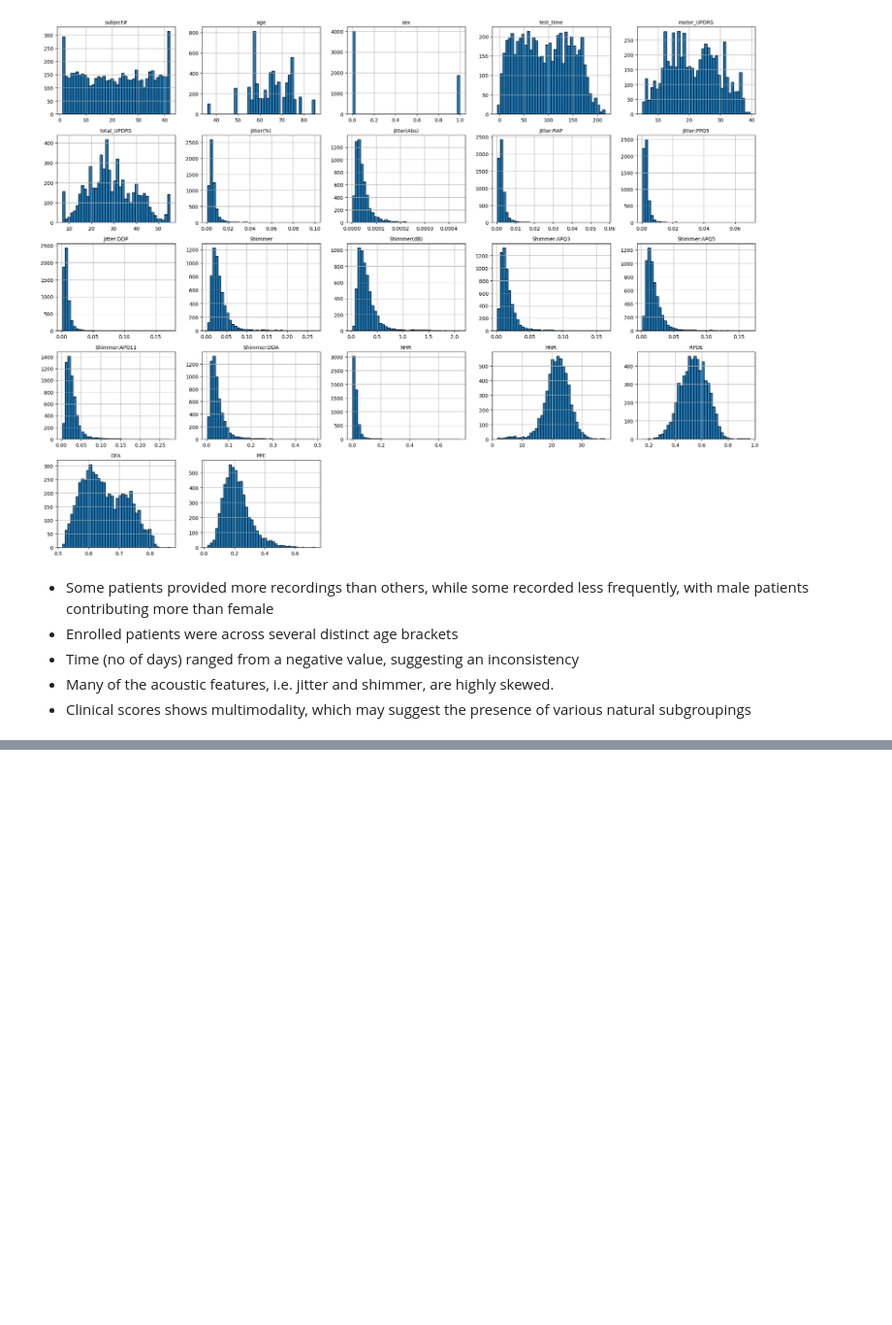
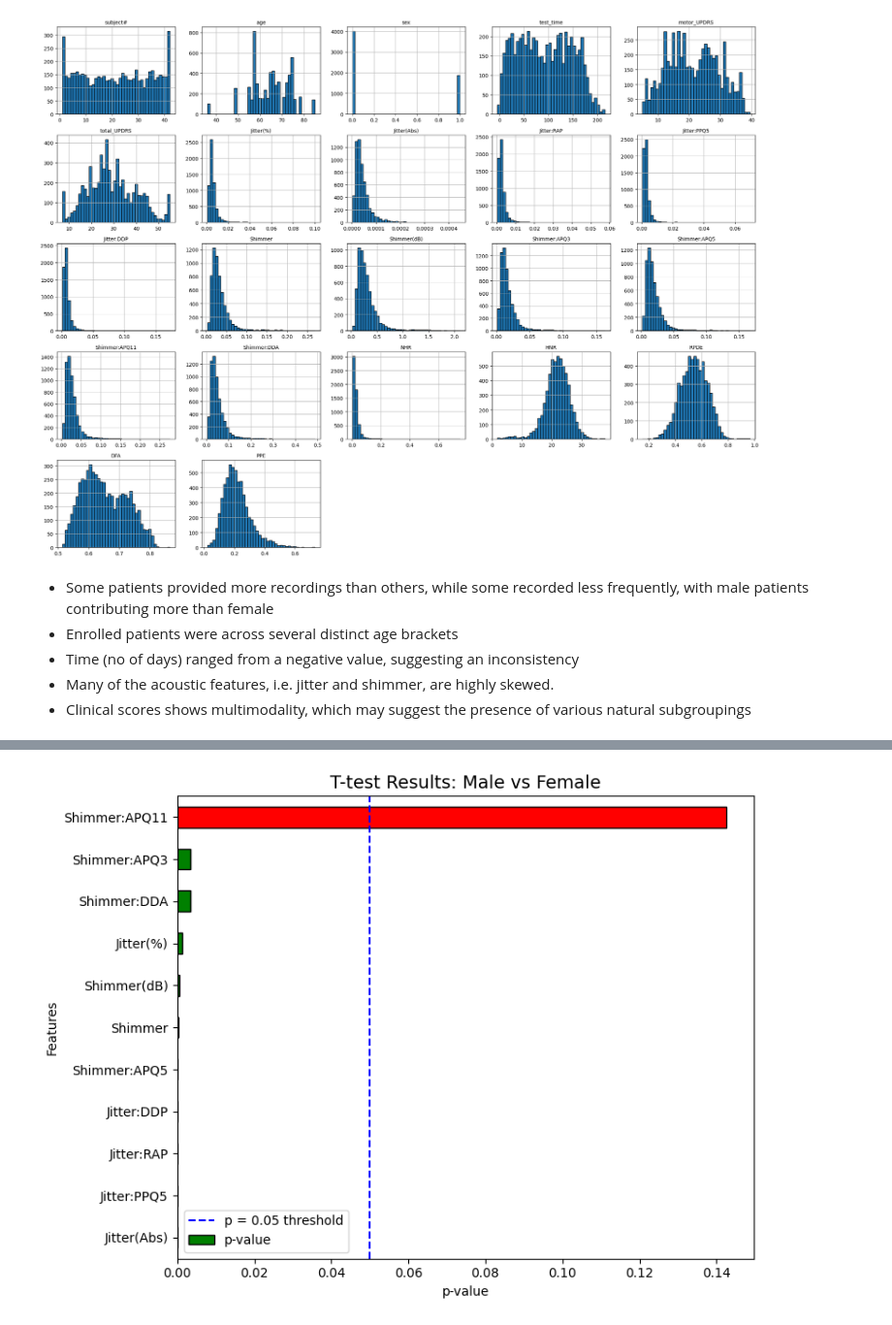
Before and after one commit to Vhickyem/Parkinson-s-Disease-Telemonitoring---Clustering-Analysis, a Jupyter notebook: Code.ipynb, the cells around one changed output, grey strips where cells are left out. Shown at 97% size. Cells and saved outputs as stored; diff of their text form; code cells hidden in the pictures; blank space fills up the shorter version.

```diff
--- a/Code.ipynb
+++ b/Code.ipynb
@@ -92,0 +226,17 @@ plt.show();
+# %%
+# List the features I want to test for
+features = mean_by_sex.index.to_list()
+
+# Create an empty dictionary to store results
+results = {}
+
+for feature in features:
+    male_vals = voice.loc[voice["sex"] == 0, feature]
+    female_vals = voice.loc[voice["sex"] == 1, feature]
+
+    stat, p = ttest_ind(male_vals, female_vals, equal_var=False)
+    results[feature] = {"t-statistic": stat, "p-value": p}
+
+# Convert results to DataFrame
+t_test_results = pd.DataFrame(results).T.sort_values("p-value")
+t_test_results
@@ -92,0 +256,20 @@ plt.show();
+# %%
+# Create color mask: green for significant, red for not
+colors = ["green" if p < 0.05 else "red" for p in t_test_results["p-value"]]
+
+# Create an horizontal bar chart
+plt.figure(figsize=(8, 6))
+t_test_results["p-value"].plot(
+    kind="barh",
+    color=colors,
+    edgecolor="black"
+)
+plt.axvline(0.05, color="blue", linestyle="--", label="p = 0.05 threshold")
+plt.title("T-test Results: Male vs Female", fontsize=14)
+plt.xlabel("p-value")
+plt.ylabel("Features")
+plt.legend()
+plt.tight_layout()
+plt.show();
+# %% [output]
+[figure, added]
```
Also changed, not shown: parts of 38 cells of this notebook.
